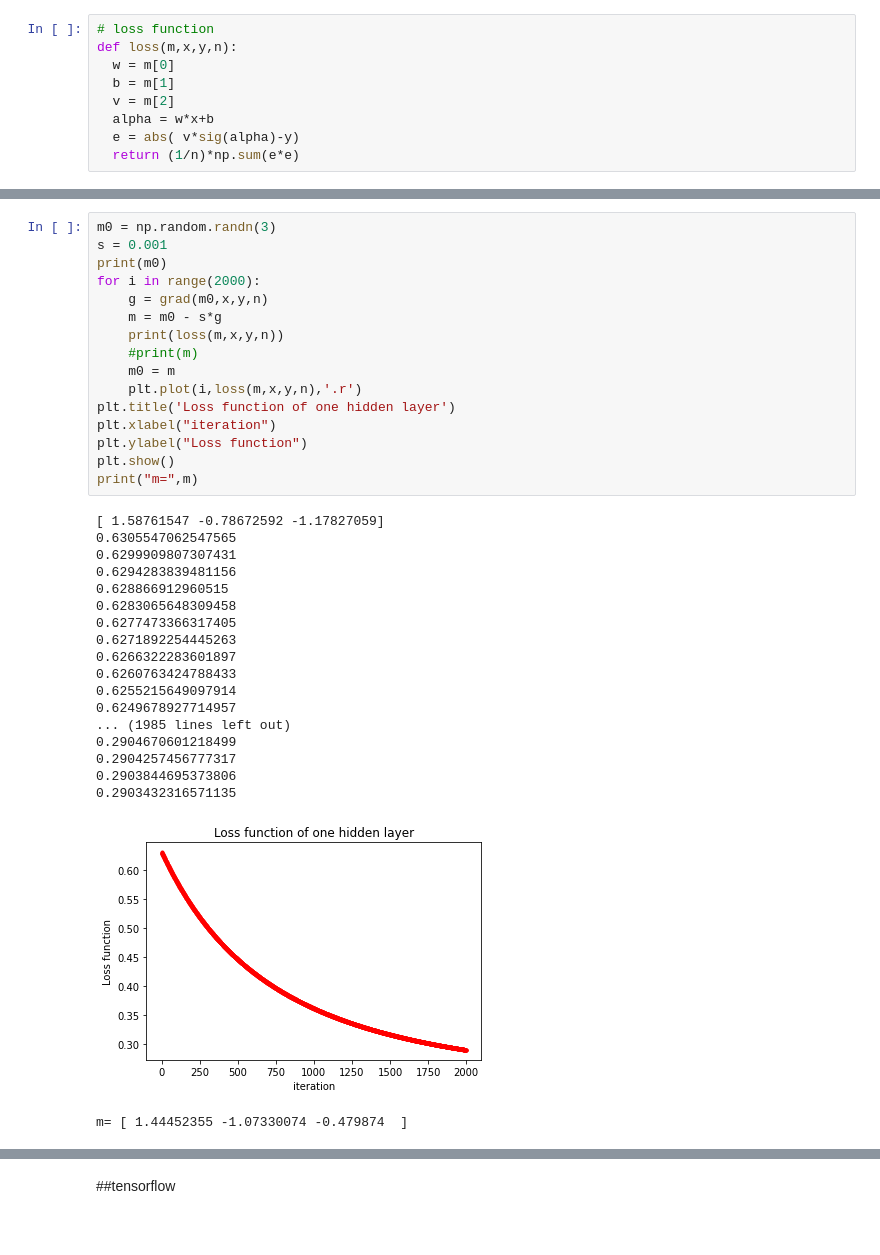
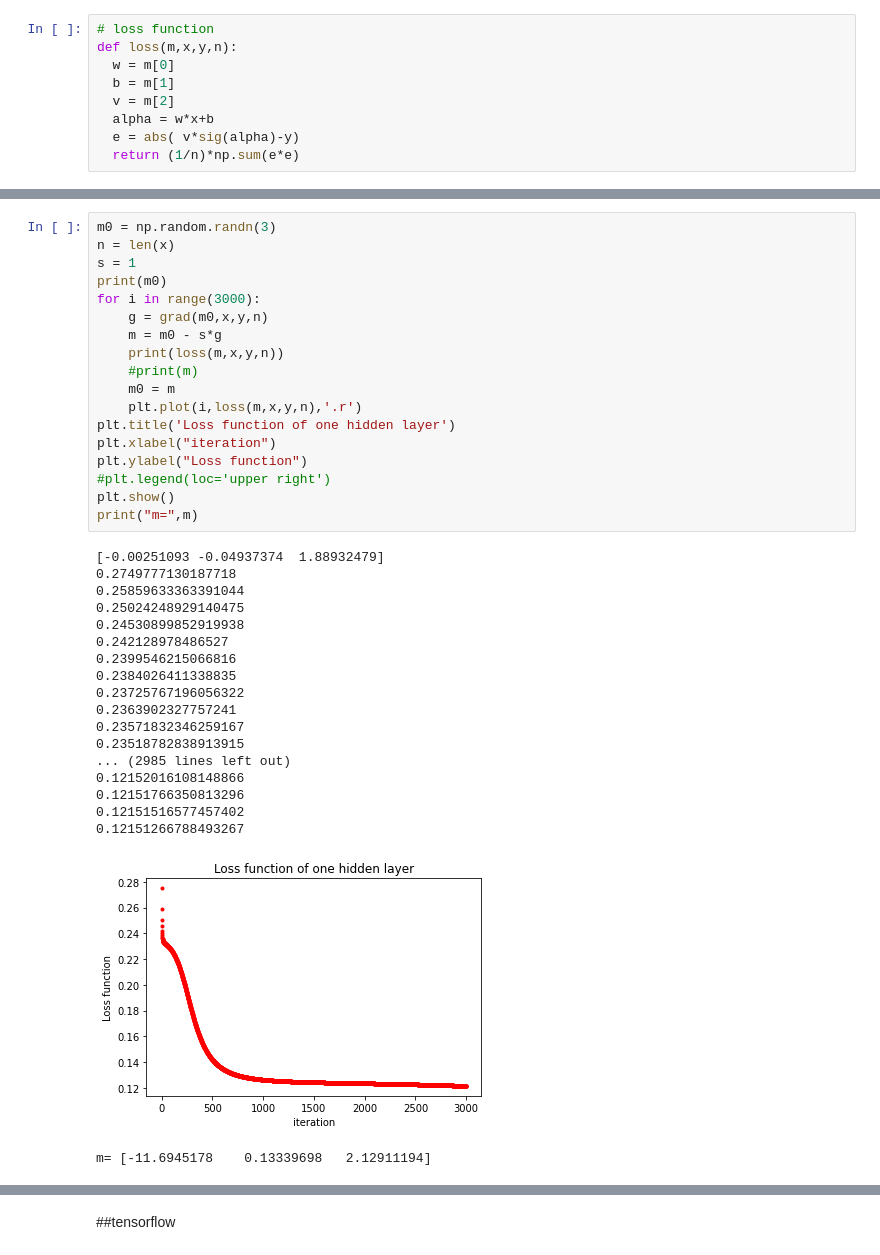
Before and after one commit to singhawat29/SCIP513_Deep_Learning, a Jupyter notebook: HW2_6537710.ipynb, the cells around one changed output, grey strips where cells are left out. Drawn from its saved outputs; the diff is of its cells as text.

```diff
--- a/HW2_6537710.ipynb
+++ b/HW2_6537710.ipynb
@@ -64,39 +64,41 @@ l
 # %%
 m0 = np.random.randn(3)
-s = 0.001
+n = len(x)
+s = 1
 print(m0)
-for i in range(2000):
+for i in range(3000):
     g = grad(m0,x,y,n)
     m = m0 - s*g
     print(loss(m,x,y,n))
     #print(m)
     m0 = m
     plt.plot(i,loss(m,x,y,n),'.r')
 plt.title('Loss function of one hidden layer')
 plt.xlabel("iteration")
 plt.ylabel("Loss function")
+#plt.legend(loc='upper right')
 plt.show()
 print("m=",m)
 # %% [output]
-[ 1.58761547 -0.78672592 -1.17827059]
-0.6305547062547565
-0.6299909807307431
-0.6294283839481156
-0.628866912960515
-0.6283065648309458
-0.6277473366317405
-0.6271892254445263
-0.6266322283601897
-0.6260763424788433
-0.6255215649097914
-0.6249678927714957
-... (1985 lines left out)
-0.2904670601218499
-0.2904257456777317
-0.2903844695373806
-0.2903432316571135
+[-0.00251093 -0.04937374  1.88932479]
+0.2749777130187718
+0.25859633363391044
+0.25024248929140475
+0.24530899852919938
+0.242128978486527
+0.2399546215066816
+0.2384026411338835
+0.23725767196056322
+0.2363902327757241
+0.23571832346259167
+0.23518782838913915
+... (2985 lines left out)
+0.12152016108148866
+0.12151766350813296
+0.12151516577457402
+0.12151266788493267
-[figure, old version]
+[figure, new version]
-m= [ 1.44452355 -1.07330074 -0.479874  ]
+m= [-11.6945178    0.13339698   2.12911194]
 # %%
 w = m[0]
 b = m[1]
```
Also changed, not shown: parts of 11 cells of this notebook.
